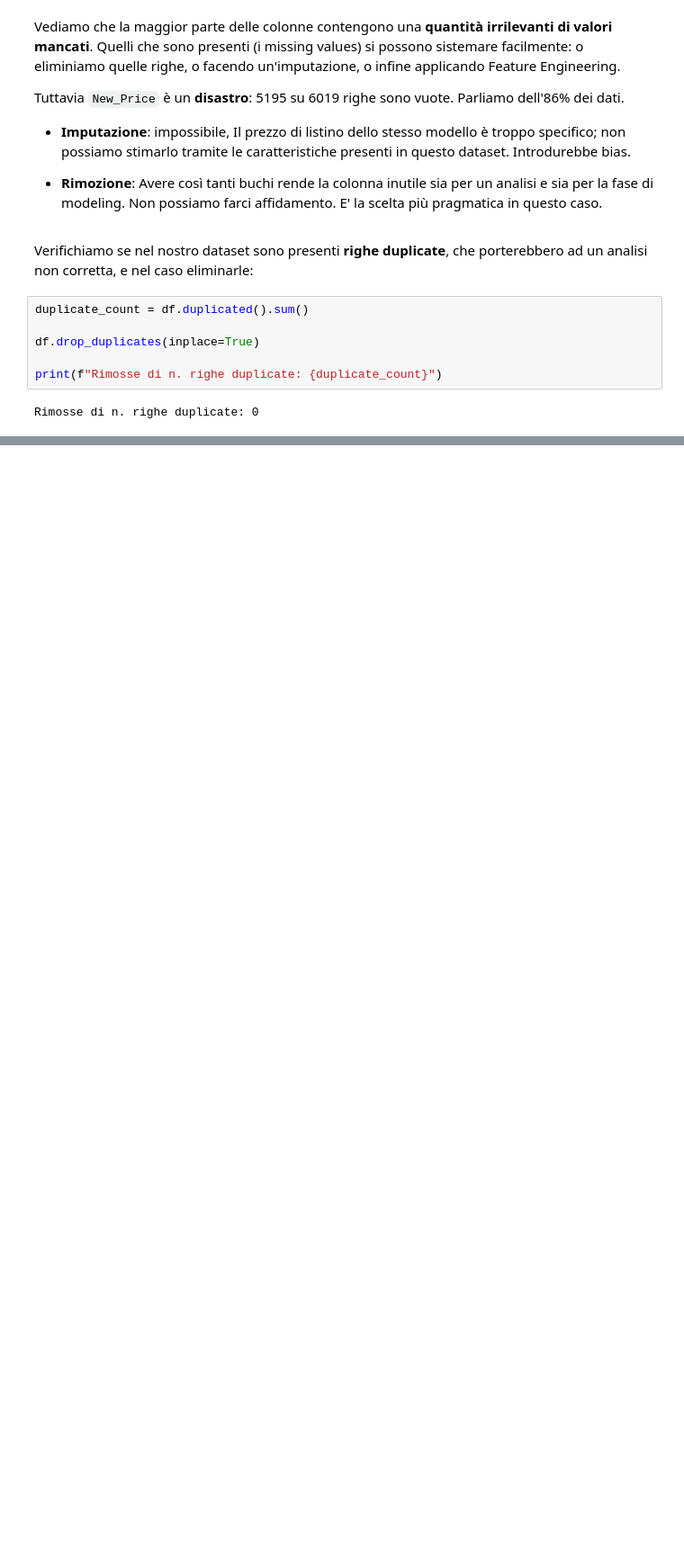
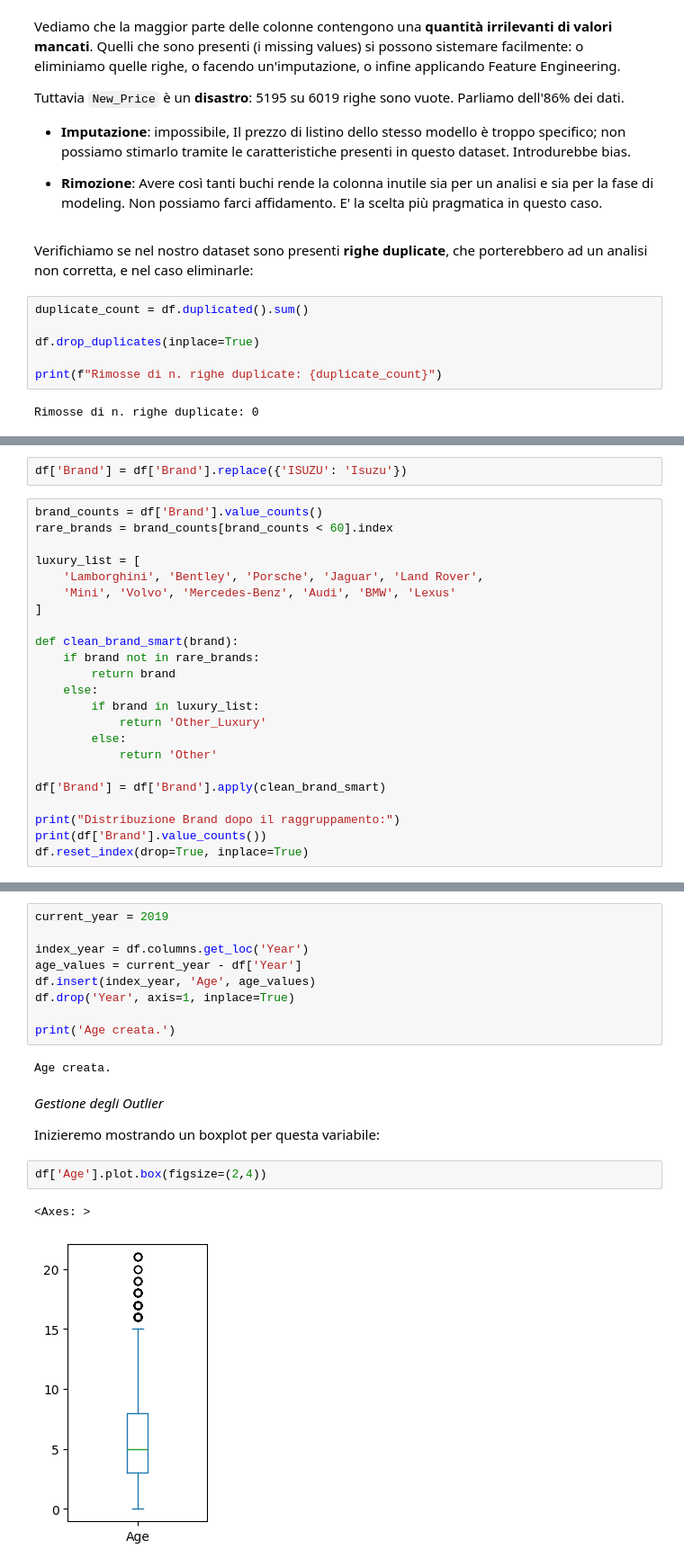
Before and after one commit to fragreco04/progetto-fad-2526, a Jupyter notebook: notebooks/completed/project.ipynb, the cells around one changed output, grey strips where cells are left out. Shown at 90% size. Cells and saved outputs as stored; diff of their text form; blank space fills up the shorter version.

```diff
--- a/notebooks/completed/project.ipynb
+++ b/notebooks/completed/project.ipynb
@@ -170,0 +236,25 @@ Adesso eseguiremo **per ogni caratterisitca** un processo di Data Cleaning che i
+# %%
+df['Brand'] = df['Brand'].replace({'ISUZU': 'Isuzu'})
+# %%
+brand_counts = df['Brand'].value_counts()
+rare_brands = brand_counts[brand_counts < 60].index
+
+luxury_list = [
+    'Lamborghini', 'Bentley', 'Porsche', 'Jaguar', 'Land Rover',
+    'Mini', 'Volvo', 'Mercedes-Benz', 'Audi', 'BMW', 'Lexus'
+]
+
+def clean_brand_smart(brand):
+    if brand not in rare_brands:
+        return brand
+    else:
+        if brand in luxury_list:
+            return 'Other_Luxury'
+        else:
+            return 'Other'
+
+df['Brand'] = df['Brand'].apply(clean_brand_smart)
+
+print("Distribuzione Brand dopo il raggruppamento:")
+print(df['Brand'].value_counts())
+df.reset_index(drop=True, inplace=True)
@@ -170,0 +325,20 @@ Adesso eseguiremo **per ogni caratterisitca** un processo di Data Cleaning che i
+# %%
+current_year = 2019
+
+index_year = df.columns.get_loc('Year')
+age_values = current_year - df['Year']
+df.insert(index_year, 'Age', age_values)
+df.drop('Year', axis=1, inplace=True)
+
+print('Age creata.')
+# %% [output]
+Age creata.
+# %% [markdown]
+*Gestione degli Outlier*
+
+Inizieremo mostrando un boxplot per questa variabile:
+# %%
+df['Age'].plot.box(figsize=(2,4))
+# %% [output]
+<Axes: >
+[figure, added]
```
Also changed, not shown: parts of 132 cells of this notebook, 1 other file.
